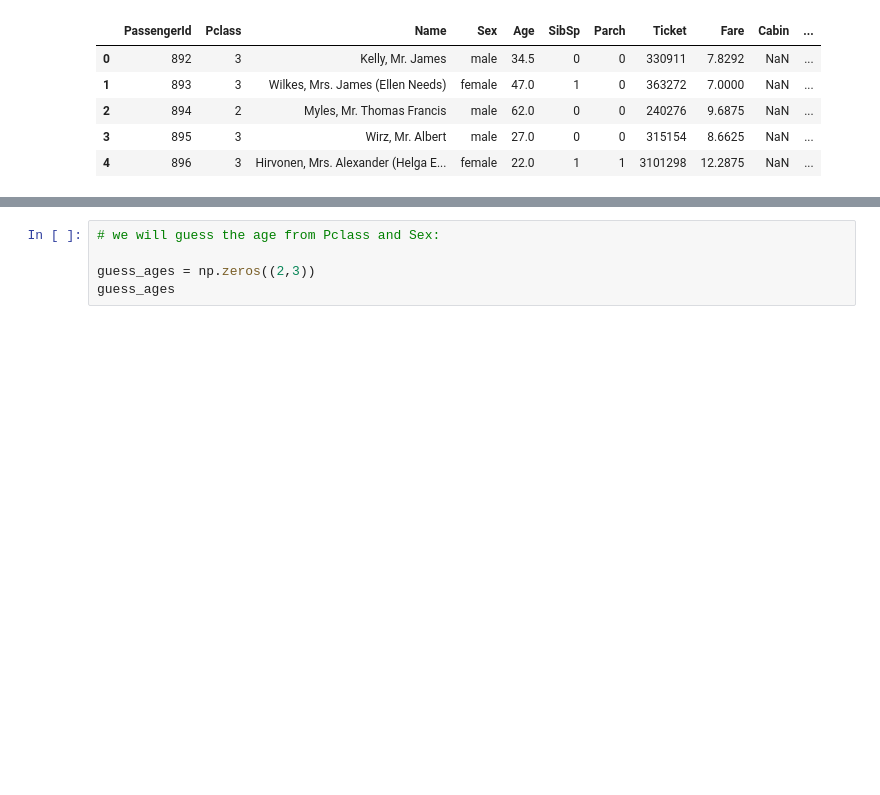
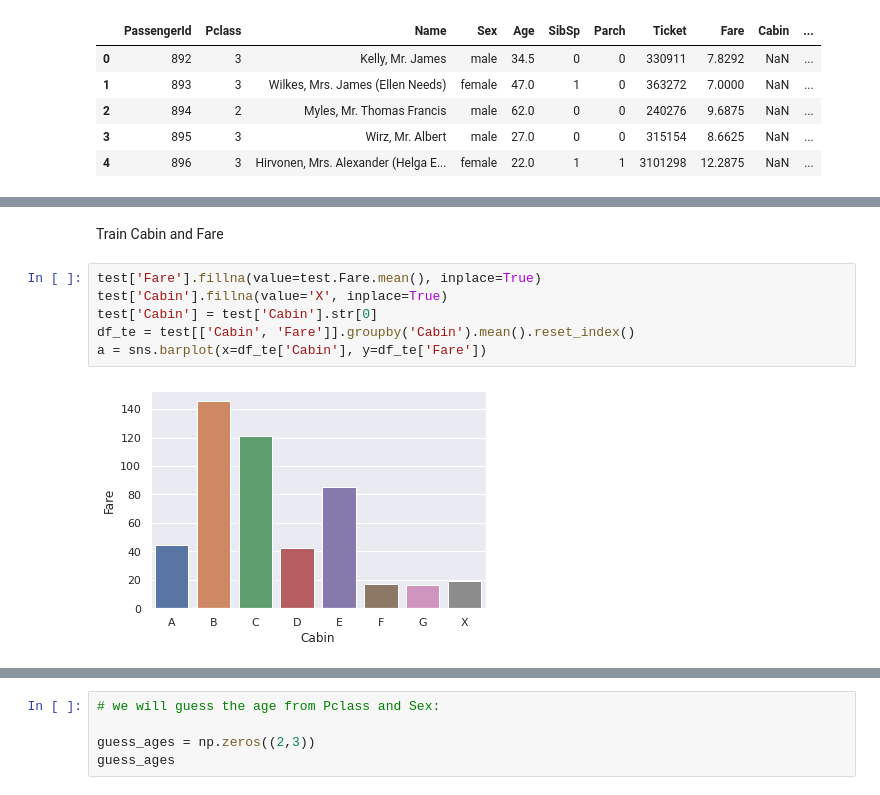
Before and after one commit to PROxZIMA/Academic-Codes, a Jupyter notebook: Semester 7/LP3/ML/B8/B8.ipynb, the cells around one changed output, grey strips where cells are left out. Cells and saved outputs as stored; diff of their text form; blank space fills up the shorter version.

```diff
--- a/Semester 7/LP3/ML/B8/B8.ipynb
+++ b/Semester 7/LP3/ML/B8/B8.ipynb
@@ -114,0 +169,10 @@ test['Fare'] = test.Fare.fillna(test.Fare.dropna().mean())
+# %% [markdown]
+Train Cabin and Fare
+# %%
+test['Fare'].fillna(value=test.Fare.mean(), inplace=True)
+test['Cabin'].fillna(value='X', inplace=True)
+test['Cabin'] = test['Cabin'].str[0]
+df_te = test[['Cabin', 'Fare']].groupby('Cabin').mean().reset_index()
+a = sns.barplot(x=df_te['Cabin'], y=df_te['Fare'])
+# %% [output]
+[figure, added]
```
Also changed, not shown: parts of 51 cells of this notebook, 2 other files.
